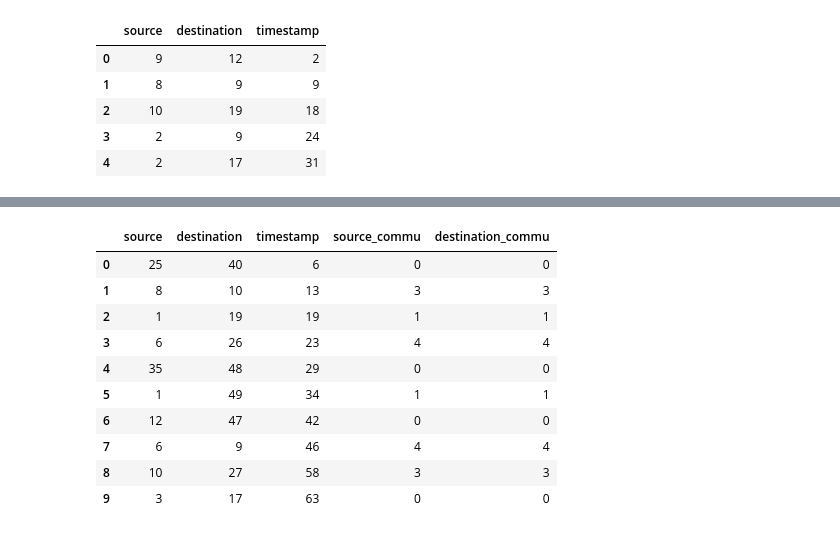
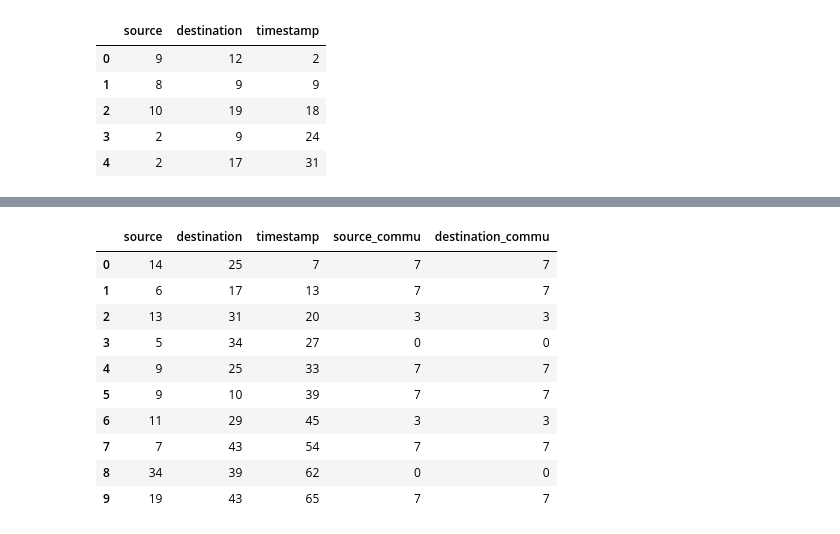
Before and after one commit to Peijie-Zhong/linkstream, a Jupyter notebook: lago.ipynb, the cells around one changed output, grey strips where cells are left out. Drawn from its saved outputs; the diff is of its cells as text; code cells hidden in the pictures.

```diff
--- a/lago.ipynb
+++ b/lago.ipynb
@@ -1,9 +1,8 @@
 # %%
 from lago.lago import LinkStream, lago_communities
-import csv
 import pandas as pd
 
-filename = 'data/syn_net_test.csv'
+filename = 'syn_data/syn_net_p0.8_mu0.2.csv'
 df = pd.read_csv(filename, header=None, index_col=False,names=["source","destination","timestamp"], skiprows=1)
 time_links = df.values.tolist()
 
@@ -143,45 +146,45 @@ def commu_dict_to_interaction_csv(
 
     syn_df["source_commu"] = [
         _lookup(int(s), int(t)) for s, t in zip(syn_df[source_col], syn_df[timestamp_col])
     ]
     syn_df["destination_commu"] = [
         _lookup(int(d), int(t)) for d, t in zip(syn_df[destination_col], syn_df[timestamp_col])
     ]
 
     out_df = syn_df.rename(
         columns={
             source_col: "source",
             destination_col: "destination",
             timestamp_col: "timestamp",
         }
     )[["source", "destination", "timestamp", "source_commu", "destination_commu"]]
 
     out_df.to_csv(out_csv_path, index=False)
     return out_df
 
 real_communities = commu_dict_to_interaction_csv(
     dynamic_communities,
-    syn_csv_path="data/syn_net_test.csv",
-    out_csv_path="result/lago_community_test.csv",
+    syn_csv_path="syn_data/syn_net_p0.8_mu0.2.csv",
+    out_csv_path="result/syn_net_p0.8_mu0.2.csv",
     syn_header="infer",
     syn_skip_first_row=False,
     unknown_commu_value=-1,
     on_conflict="error",
 )
 
 (real_communities.head(10))
 # %% [output]
 |  | source | destination | timestamp | source_commu | destination_commu |
-| 0 | 25 | 40 | 6 | 0 | 0 |
-| 1 | 8 | 10 | 13 | 3 | 3 |
-| 2 | 1 | 19 | 19 | 1 | 1 |
-| 3 | 6 | 26 | 23 | 4 | 4 |
-| 4 | 35 | 48 | 29 | 0 | 0 |
-| 5 | 1 | 49 | 34 | 1 | 1 |
-| 6 | 12 | 47 | 42 | 0 | 0 |
-| 7 | 6 | 9 | 46 | 4 | 4 |
-| 8 | 10 | 27 | 58 | 3 | 3 |
-| 9 | 3 | 17 | 63 | 0 | 0 |
+| 0 | 14 | 25 | 7 | 7 | 7 |
+| 1 | 6 | 17 | 13 | 7 | 7 |
+| 2 | 13 | 31 | 20 | 3 | 3 |
+| 3 | 5 | 34 | 27 | 0 | 0 |
+| 4 | 9 | 25 | 33 | 7 | 7 |
+| 5 | 9 | 10 | 39 | 7 | 7 |
+| 6 | 11 | 29 | 45 | 3 | 3 |
+| 7 | 7 | 43 | 54 | 7 | 7 |
+| 8 | 34 | 39 | 62 | 0 | 0 |
+| 9 | 19 | 43 | 65 | 7 | 7 |
 # %%
 from __future__ import annotations
 
```
Also changed, not shown: parts of 2 cells of this notebook, 10 other files.
